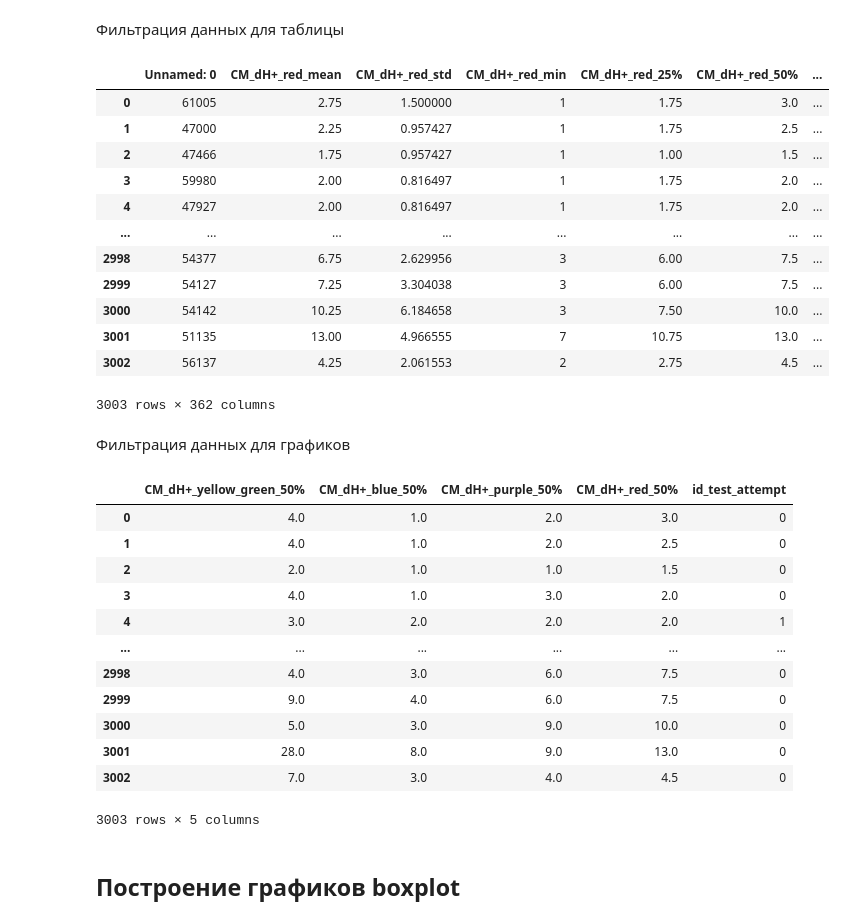
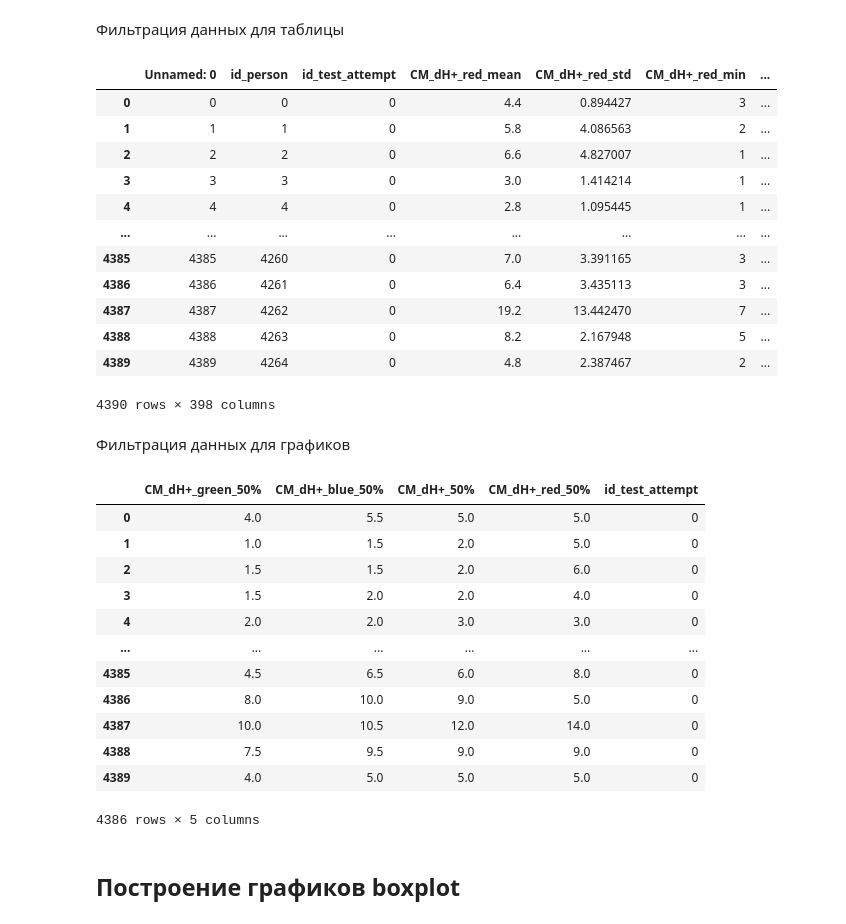
Before and after one commit to CaktusJohn/Computerized-campimetry-test-analysis, a Jupyter notebook: Attempt_analysis_and_correlations.ipynb, the cells around one changed output. Saved outputs shown, nothing was run; the diff lists cells and outputs as text; code cells hidden in the pictures.

```diff
--- a/Attempt_analysis_and_correlations.ipynb
+++ b/Attempt_analysis_and_correlations.ipynb
@@ -13,45 +15,45 @@ warnings.simplefilter(action='ignore', category=FutureWarning) #отключен
 # %% [markdown]
 Фильтрация данных для таблицы
 # %%
-file_path = "D:/AI/Computerized-campimetry-test-analysis/summary_per_color_group.xlsx"
+file_path = "summary_per_color_group.xlsx"
 data_t = pd.read_excel(file_path)
 test_data = data_t.rename(columns=lambda x: x.replace('T258', 'CM')) #замена названий столбцов
 test_data
 # %% [output]
-|  | Unnamed: 0 | CM_dH+_red_mean | CM_dH+_red_std | CM_dH+_red_min | CM_dH+_red_25% | CM_dH+_red_50% | ... |
-| 0 | 61005 | 2.75 | 1.500000 | 1 | 1.75 | 3.0 | ... |
-| 1 | 47000 | 2.25 | 0.957427 | 1 | 1.75 | 2.5 | ... |
-| 2 | 47466 | 1.75 | 0.957427 | 1 | 1.00 | 1.5 | ... |
-| 3 | 59980 | 2.00 | 0.816497 | 1 | 1.75 | 2.0 | ... |
-| 4 | 47927 | 2.00 | 0.816497 | 1 | 1.75 | 2.0 | ... |
+|  | Unnamed: 0 | id_person | id_test_attempt | CM_dH+_red_mean | CM_dH+_red_std | CM_dH+_red_min | ... |
+| 0 | 0 | 0 | 0 | 4.4 | 0.894427 | 3 | ... |
+| 1 | 1 | 1 | 0 | 5.8 | 4.086563 | 2 | ... |
+| 2 | 2 | 2 | 0 | 6.6 | 4.827007 | 1 | ... |
+| 3 | 3 | 3 | 0 | 3.0 | 1.414214 | 1 | ... |
+| 4 | 4 | 4 | 0 | 2.8 | 1.095445 | 1 | ... |
 | ... | ... | ... | ... | ... | ... | ... | ... |
-| 2998 | 54377 | 6.75 | 2.629956 | 3 | 6.00 | 7.5 | ... |
-| 2999 | 54127 | 7.25 | 3.304038 | 3 | 6.00 | 7.5 | ... |
-| 3000 | 54142 | 10.25 | 6.184658 | 3 | 7.50 | 10.0 | ... |
-| 3001 | 51135 | 13.00 | 4.966555 | 7 | 10.75 | 13.0 | ... |
-| 3002 | 56137 | 4.25 | 2.061553 | 2 | 2.75 | 4.5 | ... |
+| 4385 | 4385 | 4260 | 0 | 7.0 | 3.391165 | 3 | ... |
+| 4386 | 4386 | 4261 | 0 | 6.4 | 3.435113 | 3 | ... |
+| 4387 | 4387 | 4262 | 0 | 19.2 | 13.442470 | 7 | ... |
+| 4388 | 4388 | 4263 | 0 | 8.2 | 2.167948 | 5 | ... |
+| 4389 | 4389 | 4264 | 0 | 4.8 | 2.387467 | 2 | ... |
-3003 rows × 362 columns
+4390 rows × 398 columns
 # %% [markdown]
 Фильтрация данных для графиков
 # %%
-file_path = "D:/AI/Computerized-campimetry-test-analysis/data_for_analysis.csv"
-data = pd.read_csv(file_path, sep=',')
-#data = data[data["id_test_attempt"]>0]
+data = test_data[["CM_dH+_green_50%", "CM_dH+_blue_50%","CM_dH+_50%","CM_dH+_red_50%", "id_test_attempt"]]
+
+data = data[data["id_test_attempt"]<3]
 data
 # %% [output]
-|  | CM_dH+_yellow_green_50% | CM_dH+_blue_50% | CM_dH+_purple_50% | CM_dH+_red_50% | id_test_attempt |
-| 0 | 4.0 | 1.0 | 2.0 | 3.0 | 0 |
-| 1 | 4.0 | 1.0 | 2.0 | 2.5 | 0 |
-| 2 | 2.0 | 1.0 | 1.0 | 1.5 | 0 |
-| 3 | 4.0 | 1.0 | 3.0 | 2.0 | 0 |
-| 4 | 3.0 | 2.0 | 2.0 | 2.0 | 1 |
+|  | CM_dH+_green_50% | CM_dH+_blue_50% | CM_dH+_50% | CM_dH+_red_50% | id_test_attempt |
+| 0 | 4.0 | 5.5 | 5.0 | 5.0 | 0 |
+| 1 | 1.0 | 1.5 | 2.0 | 5.0 | 0 |
+| 2 | 1.5 | 1.5 | 2.0 | 6.0 | 0 |
+| 3 | 1.5 | 2.0 | 2.0 | 4.0 | 0 |
+| 4 | 2.0 | 2.0 | 3.0 | 3.0 | 0 |
 | ... | ... | ... | ... | ... | ... |
-| 2998 | 4.0 | 3.0 | 6.0 | 7.5 | 0 |
-| 2999 | 9.0 | 4.0 | 6.0 | 7.5 | 0 |
-| 3000 | 5.0 | 3.0 | 9.0 | 10.0 | 0 |
-| 3001 | 28.0 | 8.0 | 9.0 | 13.0 | 0 |
-| 3002 | 7.0 | 3.0 | 4.0 | 4.5 | 0 |
+| 4385 | 4.5 | 6.5 | 6.0 | 8.0 | 0 |
+| 4386 | 8.0 | 10.0 | 9.0 | 5.0 | 0 |
+| 4387 | 10.0 | 10.5 | 12.0 | 14.0 | 0 |
+| 4388 | 7.5 | 9.5 | 9.0 | 9.0 | 0 |
+| 4389 | 4.0 | 5.0 | 5.0 | 5.0 | 0 |
-3003 rows × 5 columns
+4386 rows × 5 columns
 # %% [markdown]
 ## Построение графиков boxplot
 # %% [markdown]
```
Also changed, not shown: parts of 5 cells of this notebook, 2 other files.
